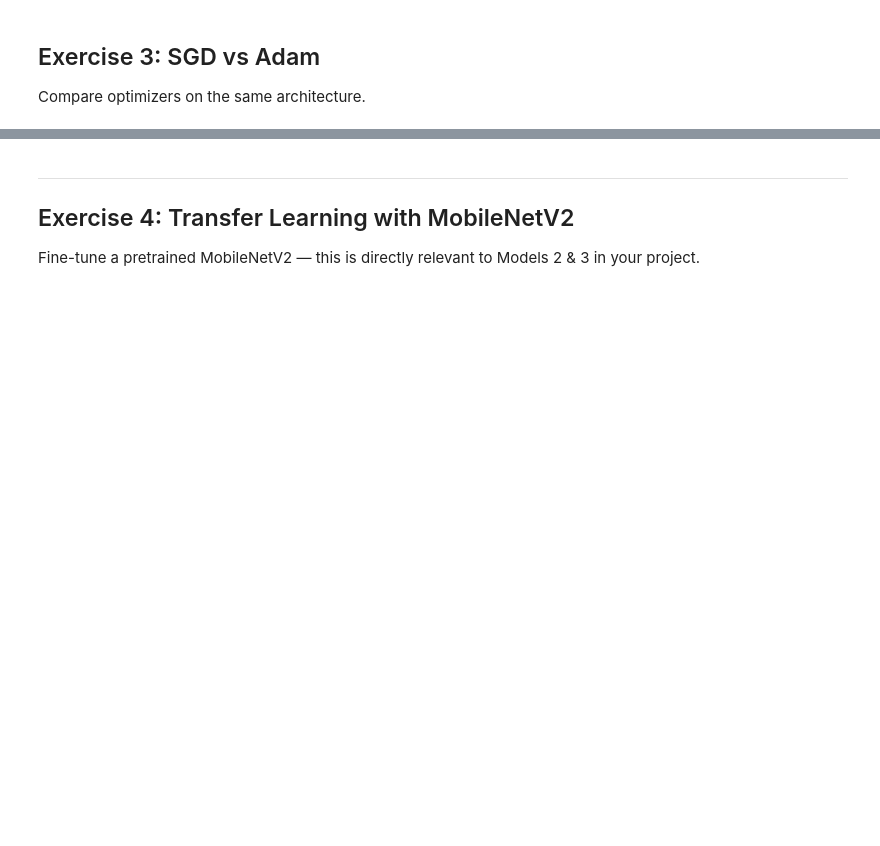
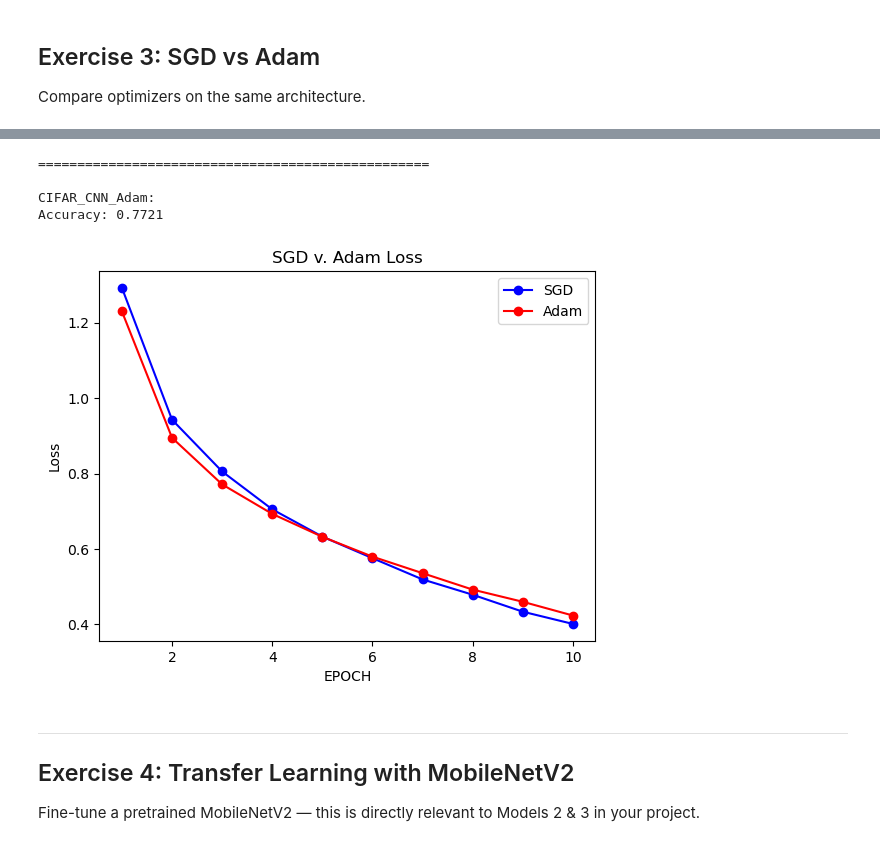
Before and after one commit to DylanCoon99/gaze_detection, a Jupyter notebook: lab/day_5_exercises.ipynb, the cells around one changed output, grey strips where cells are left out. Saved outputs shown, nothing was run; the diff lists cells and outputs as text; code cells hidden in the pictures; blank space fills up the shorter version.

```diff
--- a/lab/day_5_exercises.ipynb
+++ b/lab/day_5_exercises.ipynb
@@ -80,3 +373,80 @@ Compare optimizers on the same architecture.
+# %%
+model_adam = CIFAR_CNN().to(device)
+model_adam.train()
+
+# Training setup
+EPOCHS = 10
+loss_fnc = nn.CrossEntropyLoss()
+optimizer = optim.Adam(model_adam.parameters(), lr=0.001)
+loss_adam = []
+
+# Training loop
+for epoch in range(EPOCHS):
+    epoch_loss = 0.0
+    for images, labels in train_loader:
+        # move the tensors to the gpu (mps)
+        images = images.to(device)
+        labels = labels.to(device)
+
+        # perform inference
+        y_hat = model_adam(images)
+
+        # compute loss
+        loss = loss_fnc(y_hat, labels)
+        epoch_loss += loss.item()
+
+        # back propagation
+        optimizer.zero_grad()  # zeroes out the gradients -> pytorch accumulates the gradients so we have to zero them
+        loss.backward()        # perform back propagation -> calculates the gradients
+        optimizer.step()       # updates the parameters
+
+    loss_adam.append(epoch_loss / len(train_loader))
+
+# put the model in inference mode
+model_adam.eval()
+correct = 0
+total = 0
+
+
+with torch.no_grad(): # disables gradient computation (speeds things up)
+    for images, labels in test_loader:
+
+        # perform the inference
+        images = images.to(device)
+        labels = labels.to(device)
+
+        outputs = model_adam(images)
+        predictions = outputs.argmax(dim=1)  # pick the class with highest logit
+        correct += (predictions == labels).sum().item()
+        total += labels.size(0)
+
+
+
+print("=" * 50 + "\n")
+print("CIFAR_CNN_Adam:")
+print(f"Accuracy: {correct/total}")
+
+
+
+x_data = [i for i in range(1, EPOCHS + 1)]
+
+
+# plot the loss for each epoch
+
+plt.plot(x_data, loss_sgd, marker='o', color='blue', label='SGD')
+plt.plot(x_data, loss_adam, marker='o', color='red', label='Adam')
+
+plt.xlabel('EPOCH')
+plt.ylabel('Loss')
+plt.title('SGD v. Adam Loss')
+plt.legend()
+plt.show()
+# %% [output]
+==================================================
+
+CIFAR_CNN_Adam:
+Accuracy: 0.7721
+[figure, added]
 # %% [markdown]
 ---
 ## Exercise 4: Transfer Learning with MobileNetV2
```
Also changed, not shown: parts of 7 cells of this notebook, 12 other files.
